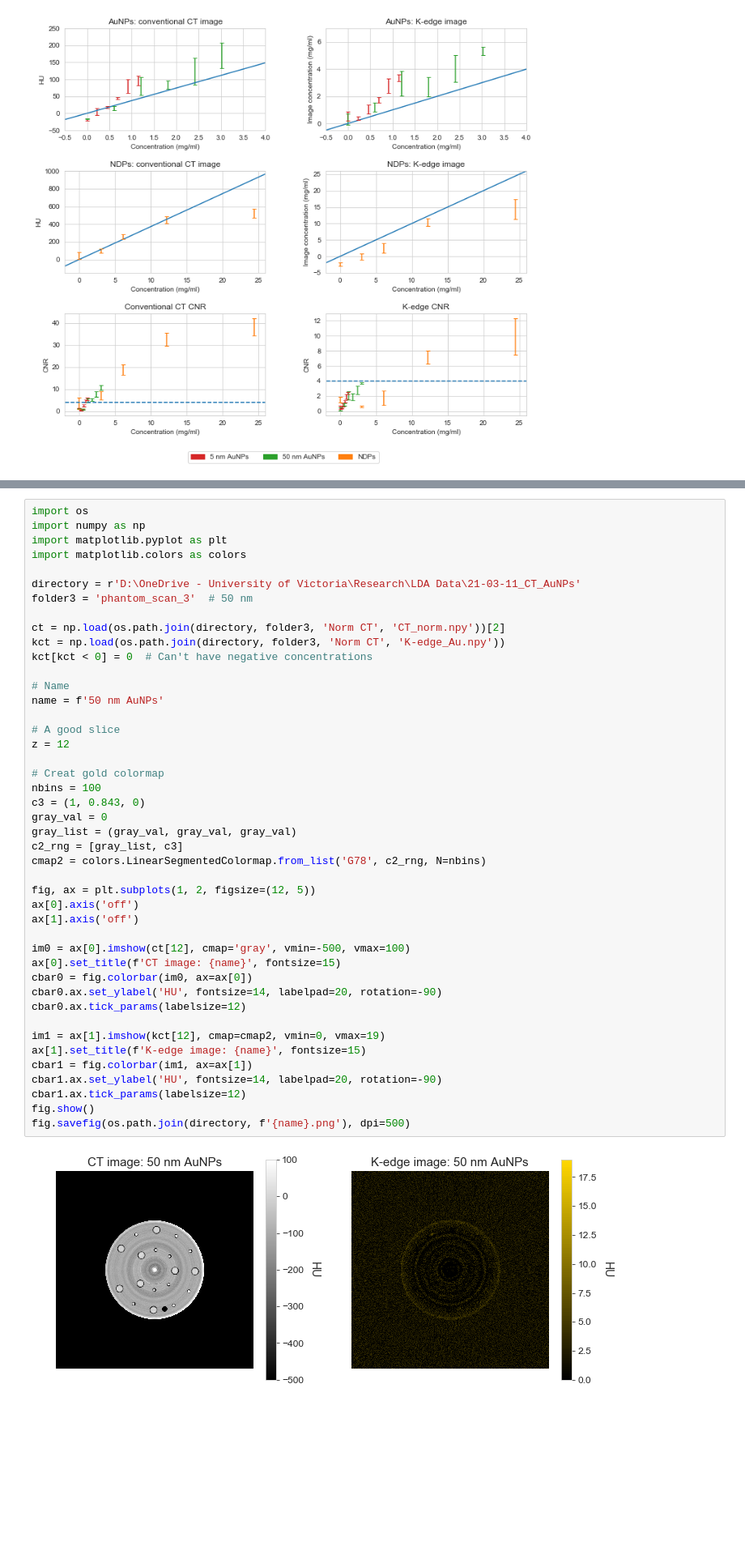
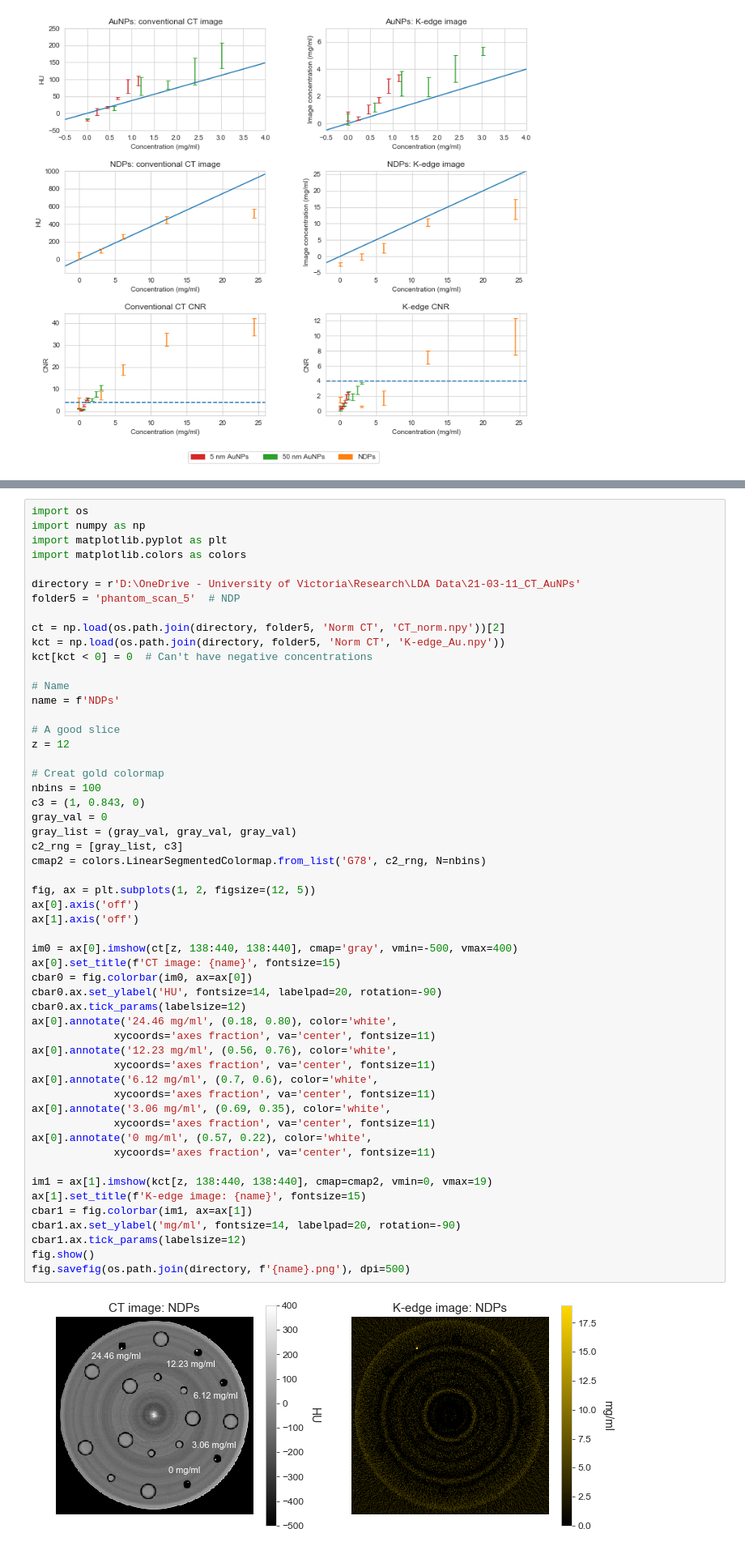
Before and after one commit to drichts/Reconstruction, a Jupyter notebook: Collaborations/Toronto/toronto_plots.ipynb, the cells around one changed output, grey strips where cells are left out. Shown at 81% size. Cells and saved outputs as stored; diff of their text form; blank space fills up the shorter version.

Commit message:
Finish up toronto_plots.ipynb

```diff
--- a/Collaborations/Toronto/toronto_plots.ipynb
+++ b/Collaborations/Toronto/toronto_plots.ipynb
@@ -440,45 +615,55 @@ import matplotlib.pyplot as plt
 import matplotlib.colors as colors
 
 directory = r'D:\OneDrive - University of Victoria\Research\LDA Data\21-03-11_CT_AuNPs'
-folder3 = 'phantom_scan_3'  # 50 nm
+folder5 = 'phantom_scan_5'  # NDP
 
-ct = np.load(os.path.join(directory, folder3, 'Norm CT', 'CT_norm.npy'))[2]
-kct = np.load(os.path.join(directory, folder3, 'Norm CT', 'K-edge_Au.npy'))
+ct = np.load(os.path.join(directory, folder5, 'Norm CT', 'CT_norm.npy'))[2]
+kct = np.load(os.path.join(directory, folder5, 'Norm CT', 'K-edge_Au.npy'))
 kct[kct < 0] = 0  # Can't have negative concentrations
 
 # Name
-name = f'50 nm AuNPs'
+name = f'NDPs'
 
 # A good slice
 z = 12
 
 # Creat gold colormap
 nbins = 100
 c3 = (1, 0.843, 0)
 gray_val = 0
 gray_list = (gray_val, gray_val, gray_val)
 c2_rng = [gray_list, c3]
 cmap2 = colors.LinearSegmentedColormap.from_list('G78', c2_rng, N=nbins)
 
 fig, ax = plt.subplots(1, 2, figsize=(12, 5))
 ax[0].axis('off')
 ax[1].axis('off')
 
-im0 = ax[0].imshow(ct[12], cmap='gray', vmin=-500, vmax=100)
+im0 = ax[0].imshow(ct[z, 138:440, 138:440], cmap='gray', vmin=-500, vmax=400)
 ax[0].set_title(f'CT image: {name}', fontsize=15)
 cbar0 = fig.colorbar(im0, ax=ax[0])
 cbar0.ax.set_ylabel('HU', fontsize=14, labelpad=20, rotation=-90)
 cbar0.ax.tick_params(labelsize=12)
+ax[0].annotate('24.46 mg/ml', (0.18, 0.80), color='white',
+             xycoords='axes fraction', va='center', fontsize=11)
+ax[0].annotate('12.23 mg/ml', (0.56, 0.76), color='white',
+             xycoords='axes fraction', va='center', fontsize=11)
+ax[0].annotate('6.12 mg/ml', (0.7, 0.6), color='white',
+             xycoords='axes fraction', va='center', fontsize=11)
+ax[0].annotate('3.06 mg/ml', (0.69, 0.35), color='white',
+             xycoords='axes fraction', va='center', fontsize=11)
+ax[0].annotate('0 mg/ml', (0.57, 0.22), color='white',
+             xycoords='axes fraction', va='center', fontsize=11)
 
-im1 = ax[1].imshow(kct[12], cmap=cmap2, vmin=0, vmax=19)
+im1 = ax[1].imshow(kct[z, 138:440, 138:440], cmap=cmap2, vmin=0, vmax=19)
 ax[1].set_title(f'K-edge image: {name}', fontsize=15)
 cbar1 = fig.colorbar(im1, ax=ax[1])
-cbar1.ax.set_ylabel('HU', fontsize=14, labelpad=20, rotation=-90)
+cbar1.ax.set_ylabel('mg/ml', fontsize=14, labelpad=20, rotation=-90)
 cbar1.ax.tick_params(labelsize=12)
 fig.show()
 fig.savefig(os.path.join(directory, f'{name}.png'), dpi=500)
 # %% [output]
-[figure, old version]
+[figure, new version]
 # %%
 import os
 import numpy as np
```
Also changed, not shown: parts of 10 cells of this notebook.
